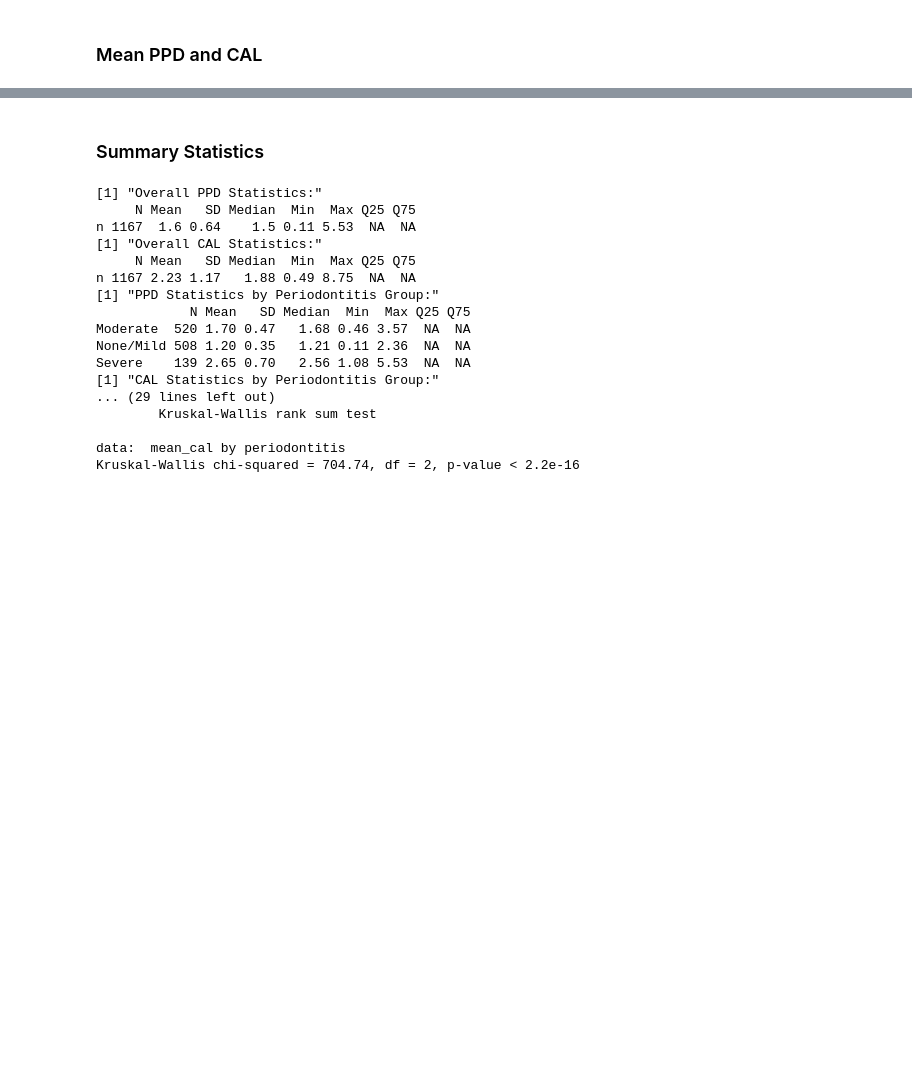
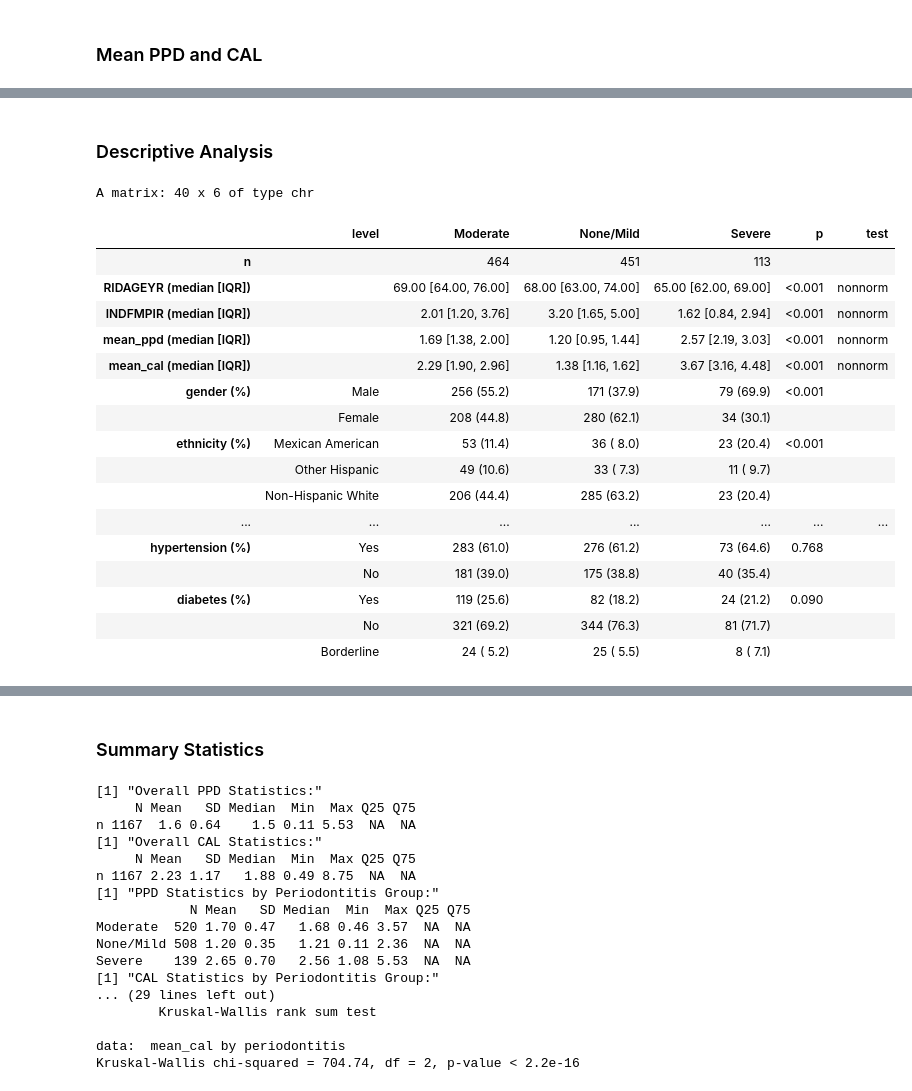
Before and after one commit to silvano315/Med-Physics, a Jupyter notebook: notebooks/NHANES_analysis.ipynb, the cells around one changed output, grey strips where cells are left out. Cells and saved outputs as stored; diff of their text form; code cells hidden in the pictures; blank space fills up the shorter version.

Commit message:
updated with descriptive analysis

```diff
--- a/notebooks/NHANES_analysis.ipynb
+++ b/notebooks/NHANES_analysis.ipynb
@@ -1559,3 +1573,14 @@ A data.frame: 6 x 352
 | 16 | 73604 | 99 | 99 | 99 | 99 | 99 | 99 | 99 | 99 | 99 | ... |
 | 18 | 73613 | 99 | 99 | 99 | 99 | 99 | 99 | 99 | 99 | 99 | ... |
 | 19 | 73616 | 2 | 1 | 2 | 1 | 1 | 2 | 2 | 1 | 2 | ... |
+# %%
+# Features selection for the descriptive analysis
+
+columns_to_keep <- c("SEQN", "RIAGENDR", "RIDAGEYR", "RIDRETH1", "DMDEDUC2", "INDFMPIR",
+                     "SMQ020", "ALQ101", "MCQ160B", "MCQ160C",
+                     "MCQ160D", "MCQ160E", "MCQ160F", "MCQ160O", "MCQ160L", "MCQ220", "BPQ020",
+                     "DIQ010", "periodontitis", "mean_ppd", "mean_cal")
+
+df_selected <- df_class_with_means[, columns_to_keep]
+
+print(dim(df_selected))
@@ -1561,0 +1589,6 @@ A data.frame: 6 x 352
+# %%
+# Drop rows with NA
+
+df_selected_clean <- na.omit(df_selected)
+
+print(paste("Deleted rows:", nrow(df_selected) - nrow(df_selected_clean)))
@@ -1561,0 +1597,10 @@ A data.frame: 6 x 352
+# %%
+# Drop rows with value 9 for the following columns:
+# DMDEDUC2, SMQ020, MCQ160B, MCQ160C, MCQ160D, MCQ160E, MCQ160F, MCQ160L, BPQ020
+
+columns_to_check <- c("DMDEDUC2", "SMQ020", "MCQ160B", "MCQ160C", "MCQ160D",
+                      "MCQ160E", "MCQ160F", "MCQ160L", "BPQ020", "ALQ101")
+
+df_final <- df_selected_clean[!rowSums(df_selected_clean[, columns_to_check] == 9), ]
+
+print(paste("Deleted rows:", nrow(df_selected_clean) - nrow(df_final)))
@@ -1561,0 +1646,2 @@ A data.frame: 6 x 352
+# %% [markdown]
+### Descriptive Analysis
@@ -1561,0 +1760,23 @@ A data.frame: 6 x 352
+# %%
+descriptive_table <- create_descriptive_table(df_final)
+# %%
+descriptive_table
+# %% [output]
+A matrix: 40 x 6 of type chr
+|  | level | Moderate | None/Mild | Severe | p | test |
+| n |  | 464 | 451 | 113 |  |  |
+| RIDAGEYR (median [IQR]) |  | 69.00 [64.00, 76.00] | 68.00 [63.00, 74.00] | 65.00 [62.00, 69.00] | <0.001 | nonnorm |
+| INDFMPIR (median [IQR]) |  | 2.01 [1.20, 3.76] | 3.20 [1.65, 5.00] | 1.62 [0.84, 2.94] | <0.001 | nonnorm |
+| mean_ppd (median [IQR]) |  | 1.69 [1.38, 2.00] | 1.20 [0.95, 1.44] | 2.57 [2.19, 3.03] | <0.001 | nonnorm |
+| mean_cal (median [IQR]) |  | 2.29 [1.90, 2.96] | 1.38 [1.16, 1.62] | 3.67 [3.16, 4.48] | <0.001 | nonnorm |
+| gender (%) | Male | 256 (55.2) | 171 (37.9) | 79 (69.9) | <0.001 |  |
+|  | Female | 208 (44.8) | 280 (62.1) | 34 (30.1) |  |  |
+| ethnicity (%) | Mexican American | 53 (11.4) | 36 ( 8.0) | 23 (20.4) | <0.001 |  |
+|  | Other Hispanic | 49 (10.6) | 33 ( 7.3) | 11 ( 9.7) |  |  |
+|  | Non-Hispanic White | 206 (44.4) | 285 (63.2) | 23 (20.4) |  |  |
+| ... | ... | ... | ... | ... | ... | ... |
+| hypertension (%) | Yes | 283 (61.0) | 276 (61.2) | 73 (64.6) | 0.768 |  |
+|  | No | 181 (39.0) | 175 (38.8) | 40 (35.4) |  |  |
+| diabetes (%) | Yes | 119 (25.6) | 82 (18.2) | 24 (21.2) | 0.090 |  |
+|  | No | 321 (69.2) | 344 (76.3) | 81 (71.7) |  |  |
+|  | Borderline | 24 ( 5.2) | 25 ( 5.5) | 8 ( 7.1) |  |  |
```
Also changed, not shown: parts of 19 cells of this notebook.
